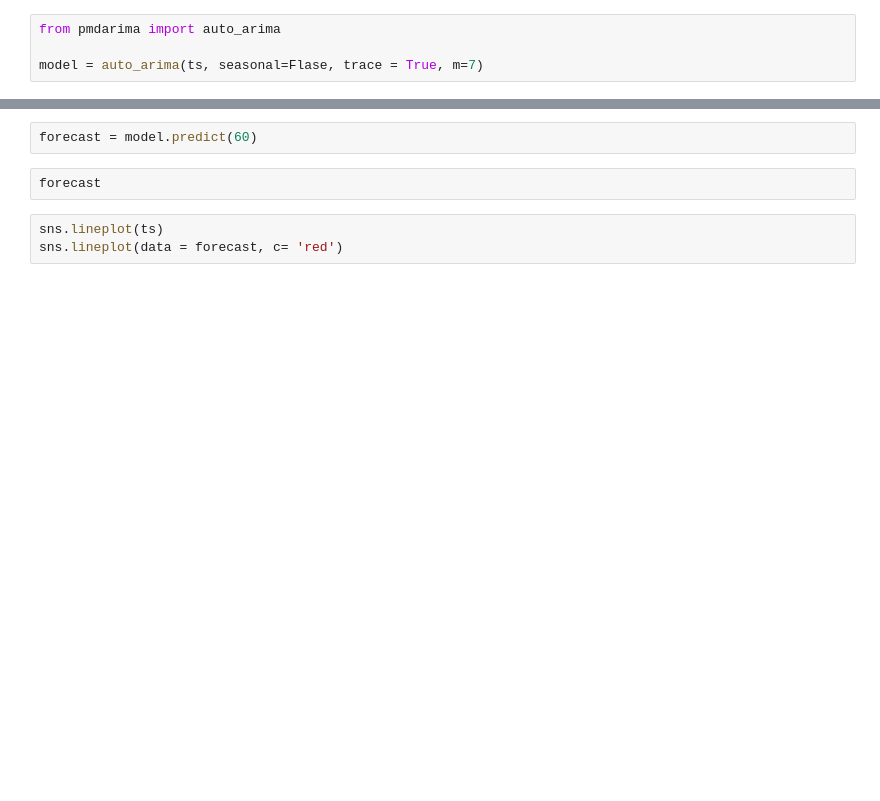
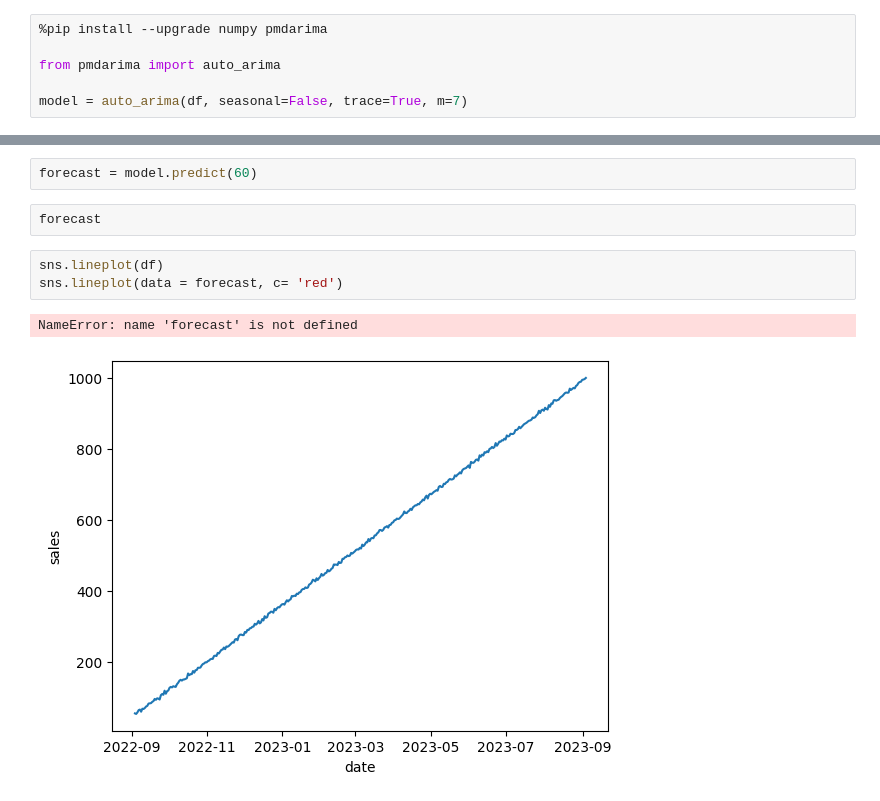
Before and after one commit to drkekstar/TSA-carlos-salinas, a Jupyter notebook: src/explore.ipynb, the cells around one changed output, grey strips where cells are left out. Saved outputs shown, nothing was run; the diff lists cells and outputs as text; blank space fills up the shorter version.

```diff
--- a/src/explore.ipynb
+++ b/src/explore.ipynb
@@ -50,4 +124,6 @@ plt.show()
 # %%
+%pip install --upgrade numpy pmdarima
+
 from pmdarima import auto_arima
 
-model = auto_arima(ts, seasonal=Flase, trace = True, m=7)
+model = auto_arima(df, seasonal=False, trace=True, m=7)
@@ -56,5 +151,8 @@ forecast = model.predict(60)
 # %%
 forecast
 # %%
-sns.lineplot(ts)
+sns.lineplot(df)
 sns.lineplot(data = forecast, c= 'red')
+# %% [output]
+NameError: name 'forecast' is not defined
+[figure, added]
```
Also changed, not shown: parts of 11 cells of this notebook.
